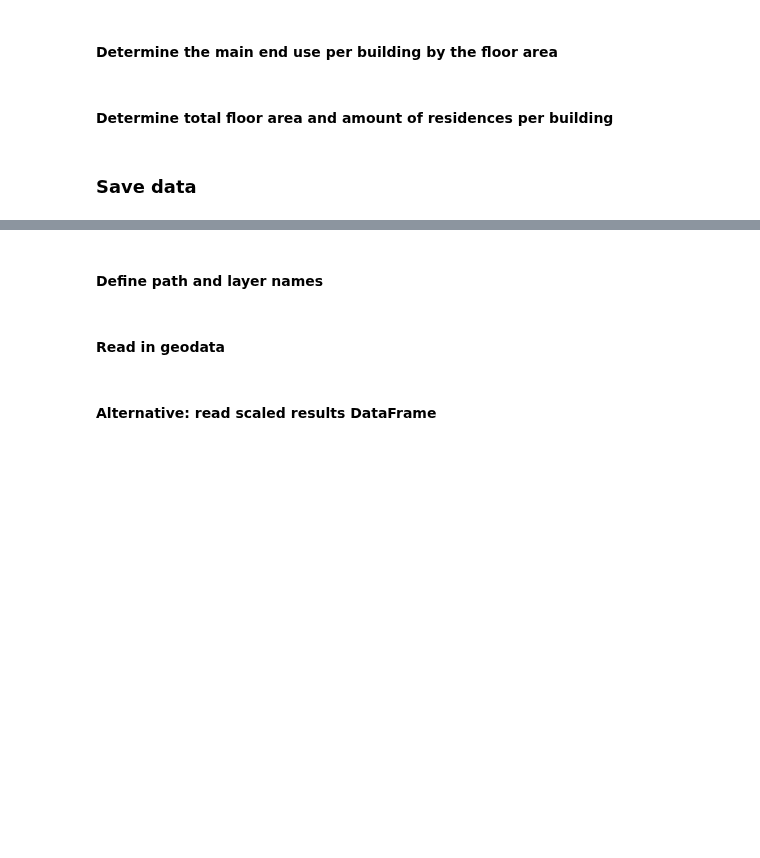
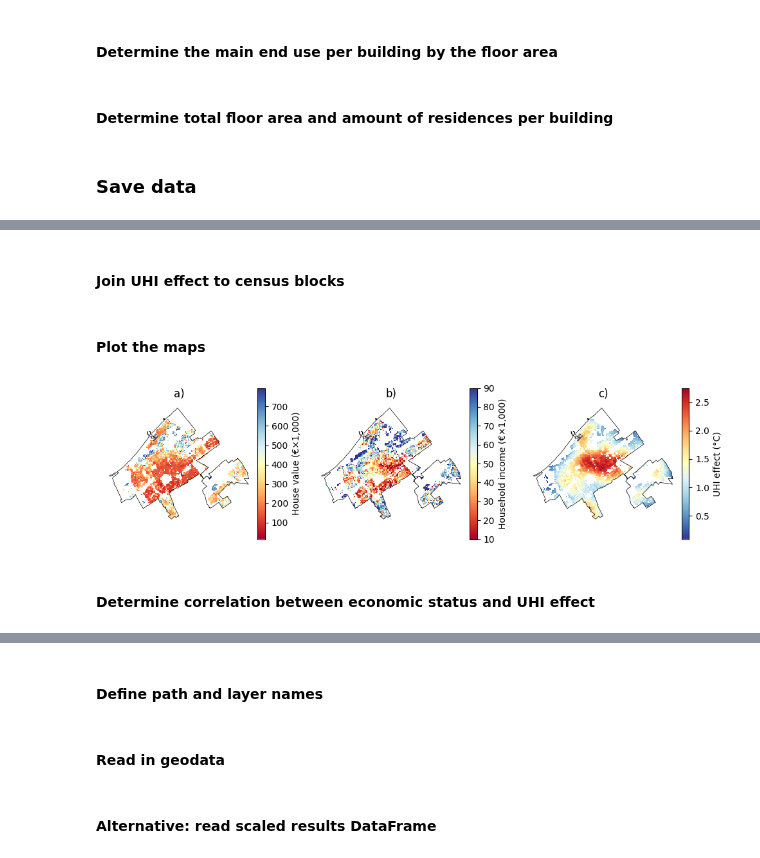
Before and after one commit to simonvanlierde/msc-thesis-ie, a Jupyter notebook: gis.ipynb, the cells around one changed output, grey strips where cells are left out. Drawn from its saved outputs; the diff is of its cells as text; code cells hidden in the pictures; blank space fills up the shorter version.

Commit message:
Add economic status vs. UHI effect analysis

```diff
--- a/gis.ipynb
+++ b/gis.ipynb
@@ -378,0 +390,5 @@ bag_buildings.to_file(BAG_BUILDINGS_WITH_RESIDENCE_DATA_OUTPUT_PATH, layer=BAG_B
+# %%
+UHI_raster_image_path = Path("data/input/geodata/UHI_effect_TheHague.tif")
+geographic_divisions_path = Path("data/input/geodata/GeographicDivisions_TheHague.gpkg")
+census_blocks_layer = "Census_blocks_100m_TheHague_2019"  # Income data is only available up to 2019
+outline_layer = "Outline_TheHague"
@@ -378,0 +397,4 @@ bag_buildings.to_file(BAG_BUILDINGS_WITH_RESIDENCE_DATA_OUTPUT_PATH, layer=BAG_B
+# %%
+uhi_raster = rasterio.open(UHI_raster_image_path)  # UHI raster image
+census_blocks = gpd.read_file(geographic_divisions_path, layer=census_blocks_layer)  # Census blocks
+outline_TH = gpd.read_file(filename=geographic_divisions_path, layer=outline_layer)  # The outline of The Hague
@@ -378,0 +403,4 @@ bag_buildings.to_file(BAG_BUILDINGS_WITH_RESIDENCE_DATA_OUTPUT_PATH, layer=BAG_B
+# %%
+uhi_data = uhi_raster.read(1)  # Read the first band of the raster image
+uhi_data[uhi_data == -9999] = np.nan  # Replace -9999 values with NaN for easier plotting and calculations
+plt.imshow(uhi_data, cmap="RdYlBu_r")  # Plot the raster image
@@ -378,0 +430,56 @@ bag_buildings.to_file(BAG_BUILDINGS_WITH_RESIDENCE_DATA_OUTPUT_PATH, layer=BAG_B
+# %% [markdown]
+#### Join UHI effect to census blocks
+# %%
+# Calculate mean UHI effect within each census block, in degrees Celsius
+stats = zonal_stats(census_blocks, uhi_data, affine=uhi_raster.transform, nodata=np.nan, stats="mean")
+
+# Add mean UHI effect to census blocks GeoDataFrame
+census_blocks["UHI_effect_mean_C"] = [stat["mean"] if stat is not None else None for stat in stats]
+# %% [markdown]
+#### Plot the maps
+# %%
+# Create a figure with three subplots side by side
+fig, axes = plt.subplots(1, 3, figsize=(10, 5))
+
+# Define parameters for the colorbar appearance
+legend_kwds = [
+    {
+        "label": "House value (€×1,000)",
+        "pad": 0.01,
+        "shrink": 0.5,
+    },
+    {
+        "label": "Household income (€×1,000)",
+        "pad": 0.01,
+        "shrink": 0.5,
+    },
+    {
+        "label": "UHI effect (°C)",
+        "pad": 0.01,
+        "shrink": 0.5,
+    },
+]
+
+# Plot the mean house value (cutoff at 800,000 euros to prevent outliers from dominating the color scale)
+census_blocks[census_blocks["house_value_mean_1000_eur"] < 800].plot(column="house_value_mean_1000_eur", cmap="RdYlBu", legend=True, ax=axes[0], legend_kwds=legend_kwds[0])
+axes[0].set_title("a)")
+
+# Plot the median household income
+census_blocks.plot(column="household_income_median_1000_eur", cmap="RdYlBu", legend=True, ax=axes[1], legend_kwds=legend_kwds[1])
+axes[1].set_title("b)")
+
+# Plot the mean UHI effect
+census_blocks.plot(column="UHI_effect_mean_C", cmap="RdYlBu_r", legend=True, ax=axes[2], legend_kwds=legend_kwds[2])
+axes[2].set_title("c)")
+
+for ax in axes:
+    ax = outline_TH.plot(ax=ax, color="none", edgecolor="black", linewidth=0.5)  # Add the outline of The Hague
+    ax.set_axis_off()  # Remove the axis labels
+
+plt.tight_layout()
+plt.savefig(f"data/output/images/GIS/economic_status_vs_UHI_census_blocks_100m.png", dpi=300, bbox_inches="tight")
+plt.show()
+# %% [output]
+[figure, added]
+# %% [markdown]
+#### Determine correlation between economic status and UHI effect
```
Also changed, not shown: parts of 34 cells of this notebook, 2 other files.
